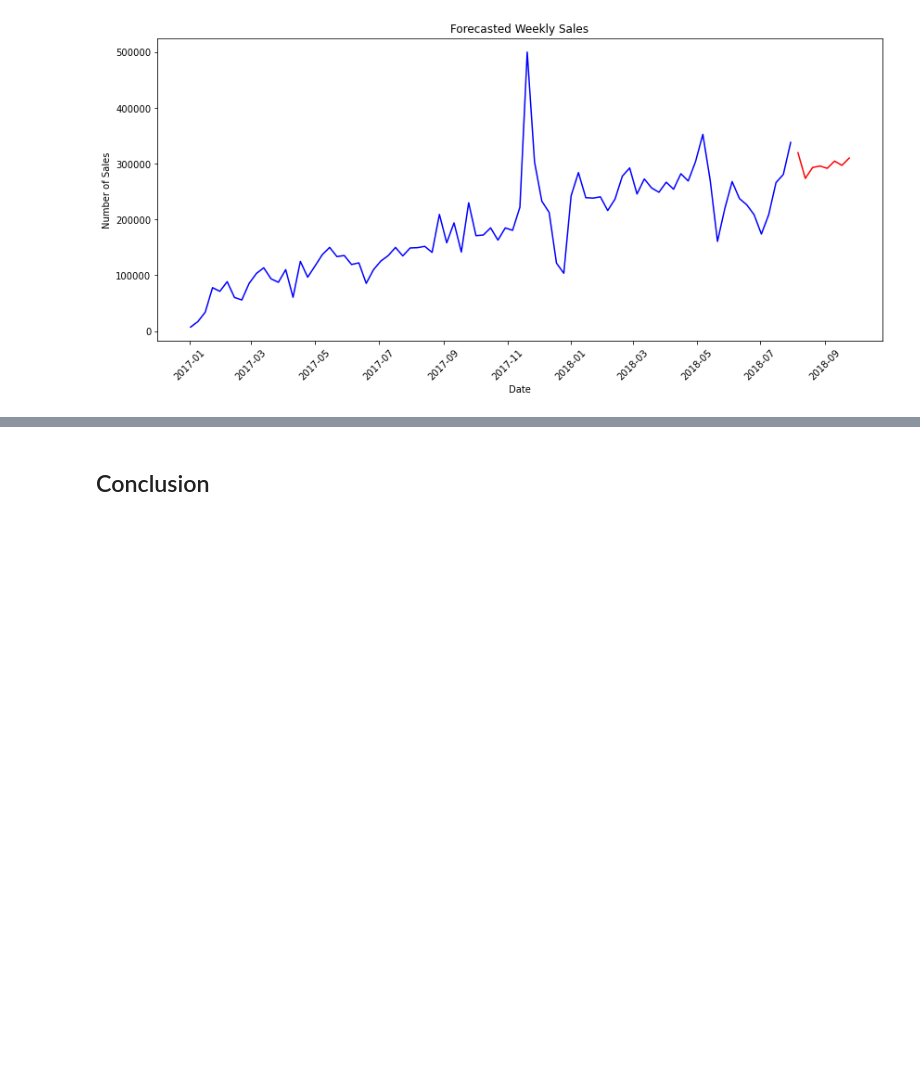
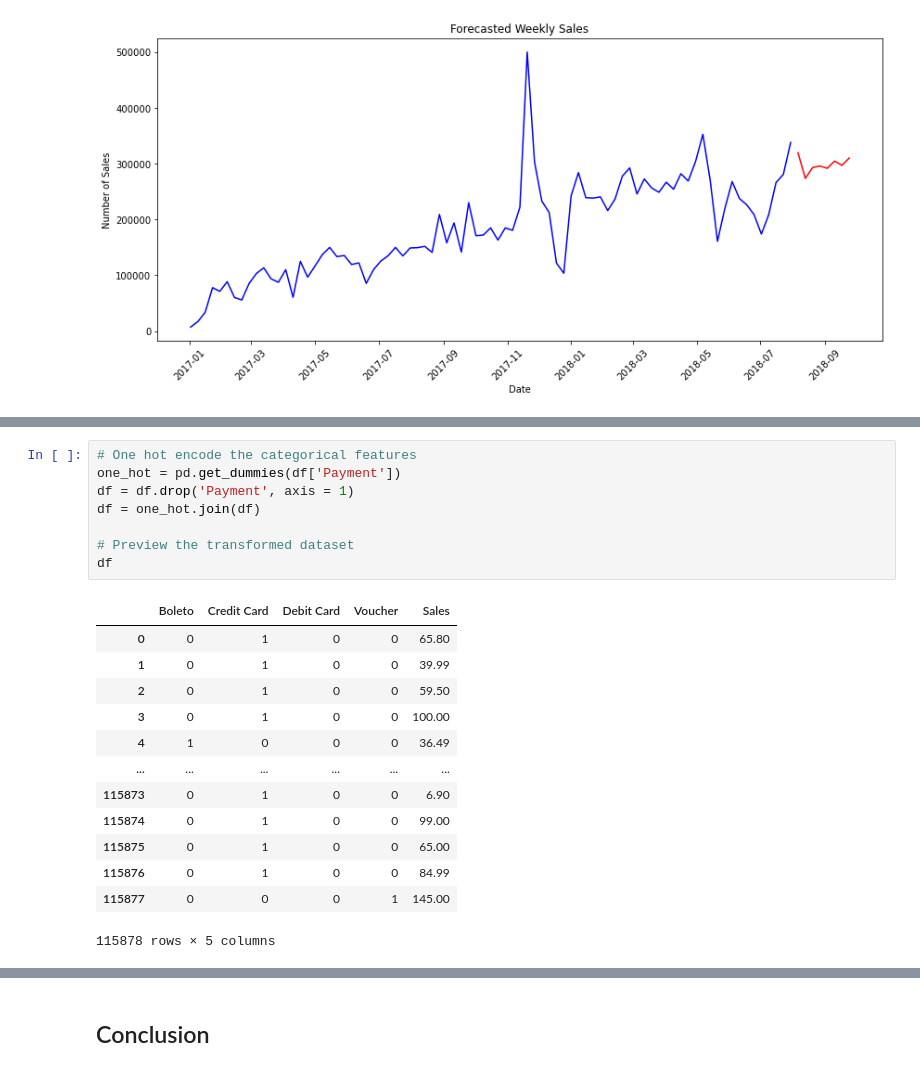
Before and after one commit to LeonidasY/master-ai-projects, a Jupyter notebook: ecommerce-analysis/ecommerce-analysis.ipynb, the cells around one changed output, grey strips where cells are left out. Drawn from its saved outputs; the diff is of its cells as text; blank space fills up the shorter version.

```diff
--- a/ecommerce-analysis/ecommerce-analysis.ipynb
+++ b/ecommerce-analysis/ecommerce-analysis.ipynb
@@ -373,0 +405,22 @@ Best Model Parameters: (2, 1, 3)
+# %%
+# One hot encode the categorical features
+one_hot = pd.get_dummies(df['Payment'])
+df = df.drop('Payment', axis = 1)
+df = one_hot.join(df)
+
+# Preview the transformed dataset
+df
+# %% [output]
+|  | Boleto | Credit Card | Debit Card | Voucher | Sales |
+| 0 | 0 | 1 | 0 | 0 | 65.80 |
+| 1 | 0 | 1 | 0 | 0 | 39.99 |
+| 2 | 0 | 1 | 0 | 0 | 59.50 |
+| 3 | 0 | 1 | 0 | 0 | 100.00 |
+| 4 | 1 | 0 | 0 | 0 | 36.49 |
+| ... | ... | ... | ... | ... | ... |
+| 115873 | 0 | 1 | 0 | 0 | 6.90 |
+| 115874 | 0 | 1 | 0 | 0 | 99.00 |
+| 115875 | 0 | 1 | 0 | 0 | 65.00 |
+| 115876 | 0 | 1 | 0 | 0 | 84.99 |
+| 115877 | 0 | 0 | 0 | 1 | 145.00 |
+115878 rows × 5 columns
```
Also changed, not shown: parts of 11 cells of this notebook, 2 other files.
